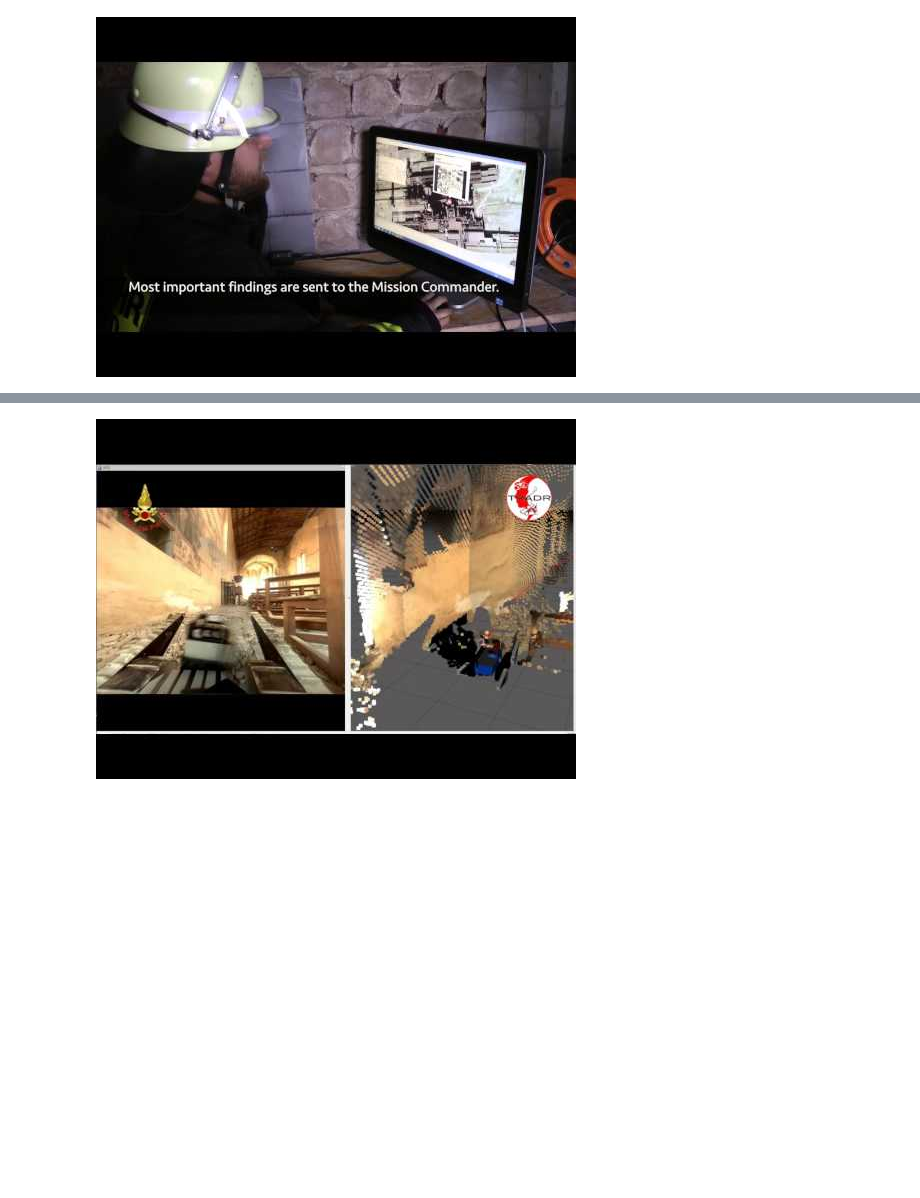
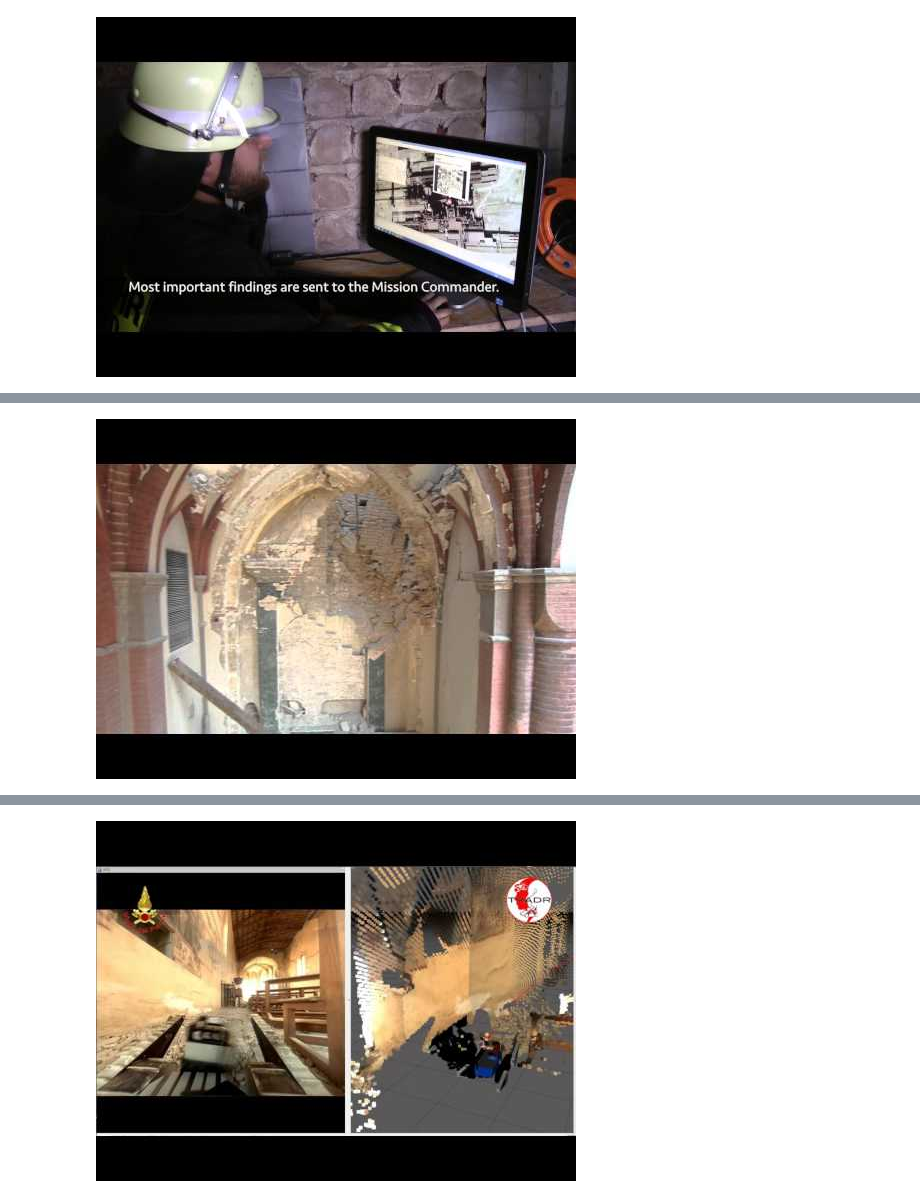
Before and after one commit to norlab-ulaval/percep3d_lessons, a Jupyter notebook: autonomous_vehicles/2-lesson_examples.ipynb, the cells around one changed output, grey strips where cells are left out. Cells and saved outputs as stored; diff of their text form; code cells hidden in the pictures; blank space fills up the shorter version.

```diff
--- a/autonomous_vehicles/2-lesson_examples.ipynb
+++ b/autonomous_vehicles/2-lesson_examples.ipynb
@@ -47,0 +55,4 @@ VimeoVideo('236184930', width=720, height=480)
+# %%
+YouTubeVideo('BENz7ZOS-M8', width=720, height=480)
+# %% [output]
+[figure, added]
```
Also changed, not shown: parts of 8 cells of this notebook.
